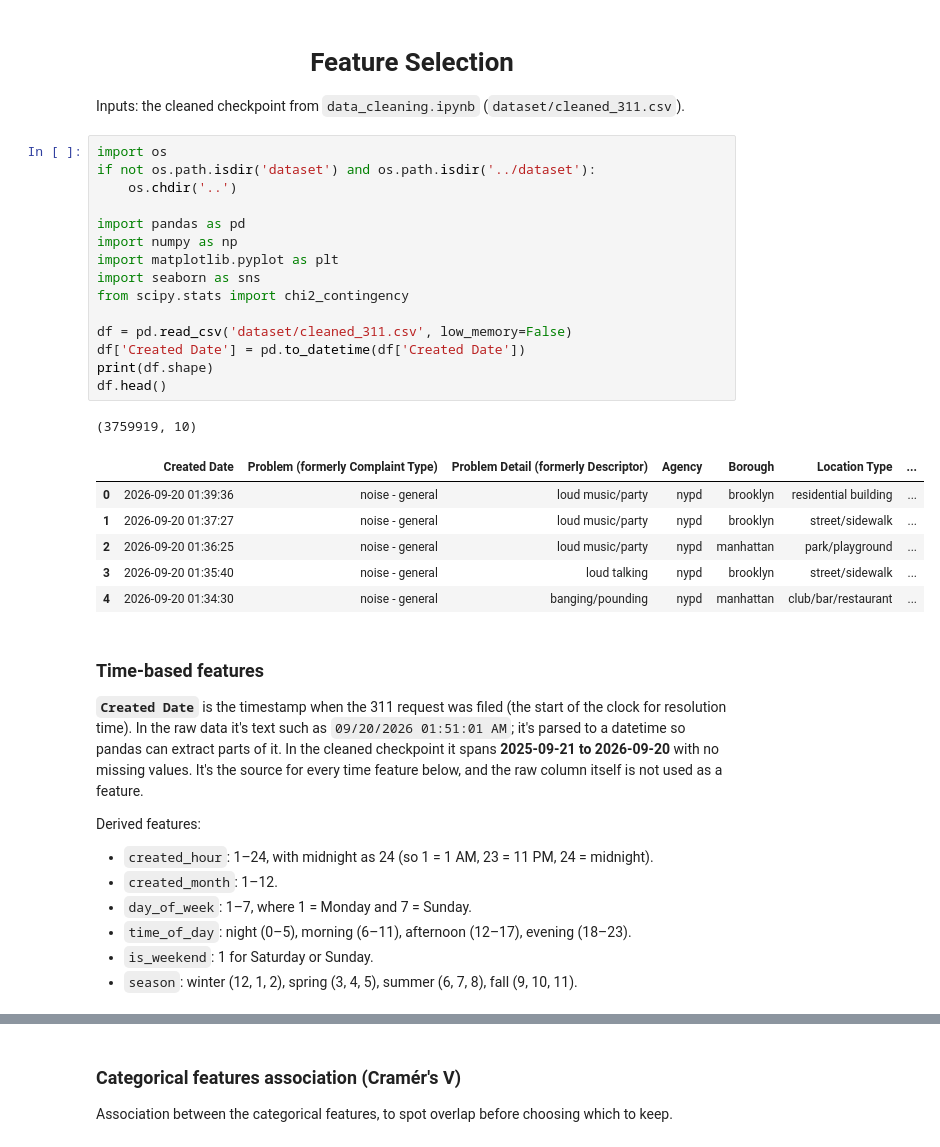
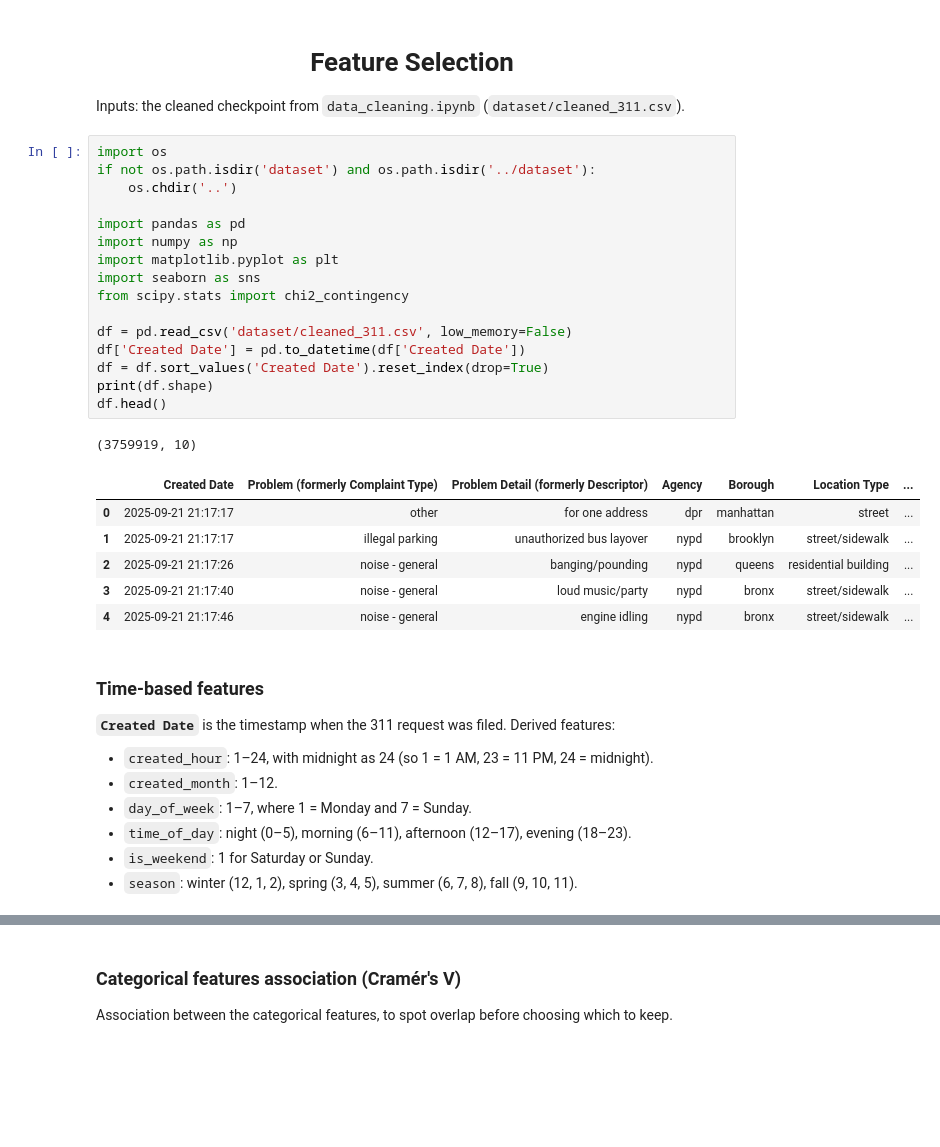
Before and after one commit to ushithila/311-Complaint-Resolution-Speed, a Jupyter notebook: notebooks/feature_selection.ipynb, the cells around one changed output, grey strips where cells are left out. Drawn from its saved outputs; the diff is of its cells as text; blank space fills up the shorter version.

```diff
--- a/notebooks/feature_selection.ipynb
+++ b/notebooks/feature_selection.ipynb
@@ -5,31 +5,31 @@ Inputs: the cleaned checkpoint from `data_cleaning.ipynb` (`dataset/cleaned_311.
 # %%
 import os
 if not os.path.isdir('dataset') and os.path.isdir('../dataset'):
     os.chdir('..')
 
 import pandas as pd
 import numpy as np
 import matplotlib.pyplot as plt
 import seaborn as sns
 from scipy.stats import chi2_contingency
 
 df = pd.read_csv('dataset/cleaned_311.csv', low_memory=False)
 df['Created Date'] = pd.to_datetime(df['Created Date'])
+df = df.sort_values('Created Date').reset_index(drop=True)
 print(df.shape)
 df.head()
 # %% [output]
 (3759919, 10)
 |  | Created Date | Problem (formerly Complaint Type) | Problem Detail (formerly Descriptor) | Agency | Borough | Location Type | ... |
-| 0 | 2026-09-20 01:39:36 | noise - general | loud music/party | nypd | brooklyn | residential building | ... |
-| 1 | 2026-09-20 01:37:27 | noise - general | loud music/party | nypd | brooklyn | street/sidewalk | ... |
-| 2 | 2026-09-20 01:36:25 | noise - general | loud music/party | nypd | manhattan | park/playground | ... |
-| 3 | 2026-09-20 01:35:40 | noise - general | loud talking | nypd | brooklyn | street/sidewalk | ... |
-| 4 | 2026-09-20 01:34:30 | noise - general | banging/pounding | nypd | manhattan | club/bar/restaurant | ... |
+| 0 | 2025-09-21 21:17:17 | other | for one address | dpr | manhattan | street | ... |
+| 1 | 2025-09-21 21:17:17 | illegal parking | unauthorized bus layover | nypd | brooklyn | street/sidewalk | ... |
+| 2 | 2025-09-21 21:17:26 | noise - general | banging/pounding | nypd | queens | residential building | ... |
+| 3 | 2025-09-21 21:17:40 | noise - general | loud music/party | nypd | bronx | street/sidewalk | ... |
+| 4 | 2025-09-21 21:17:46 | noise - general | engine idling | nypd | bronx | street/sidewalk | ... |
 # %% [markdown]
 ### Time-based features
 
-**`Created Date`** is the timestamp when the 311 request was filed (the start of the clock for resolution time). In the raw data it's text such as `09/20/2026 01:51:01 AM`; it's parsed to a datetime so pandas can extract parts of it. In the cleaned checkpoint it spans **2025-09-21 to 2026-09-20** with no missing values. It's the source for every time feature below, and the raw column itself is not used as a feature.
-
+**`Created Date`** is the timestamp when the 311 request was filed.
 Derived features:
 - `created_hour`: 1–24, with midnight as 24 (so 1 = 1 AM, 23 = 11 PM, 24 = midnight).
 - `created_month`: 1–12.
```
Also changed, not shown: parts of 10 cells of this notebook, 6 other files.
